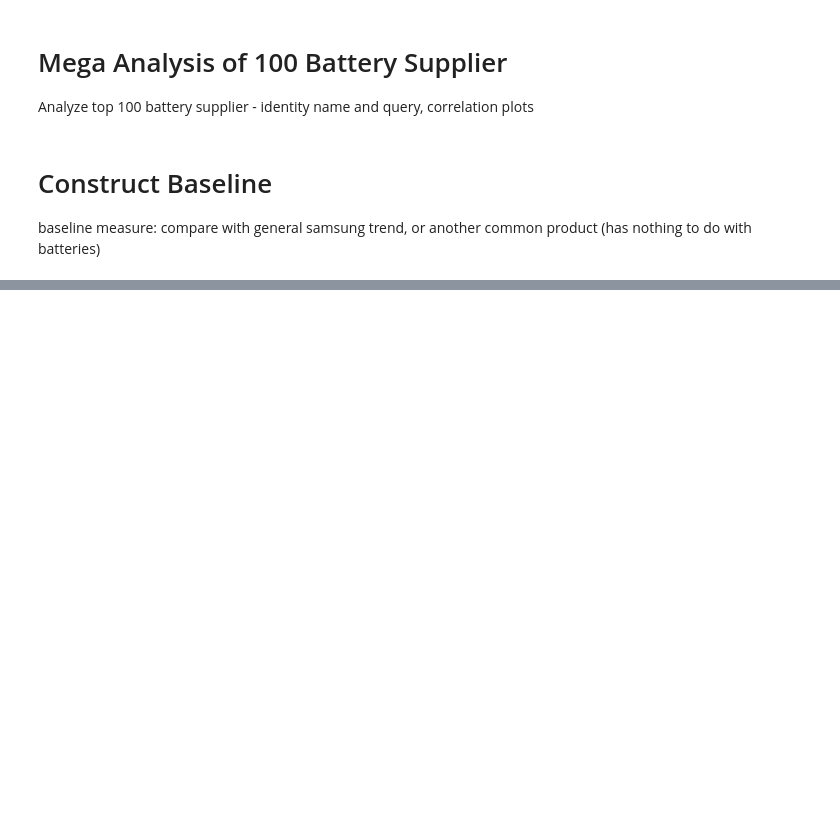
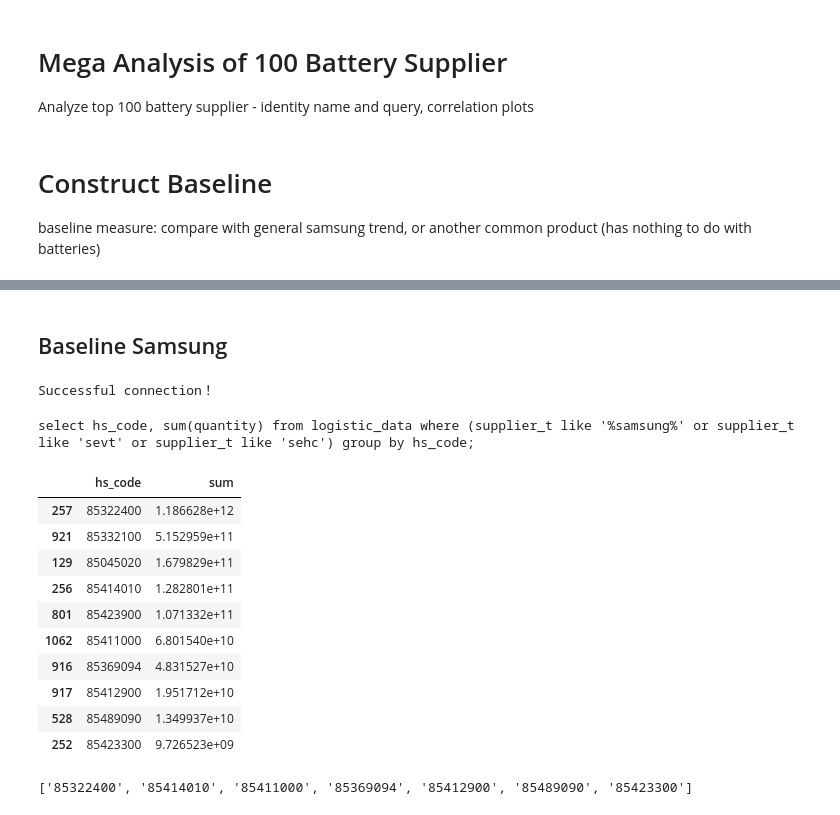
Before and after one commit to juandifers/supply-chain-model, a Jupyter notebook: battery_time_series.ipynb, the cells around one changed output, grey strips where cells are left out. Drawn from its saved outputs; the diff is of its cells as text; code cells hidden in the pictures; blank space fills up the shorter version.

```diff
--- a/battery_time_series.ipynb
+++ b/battery_time_series.ipynb
@@ -554,0 +659,37 @@ baseline measure: compare with general samsung trend, or another common product
+# %% [markdown]
+## Baseline Samsung
+# %%
+warnings.filterwarnings('ignore')
+rs = RedshiftClass('zhiyin','Zhiyin123')
+# %% [output]
+Successful connection！
+# %%
+# SQL query to all hs_code, sum(quantity) for Samsung
+query = f"select hs_code, sum(quantity) from logistic_data where (supplier_t like '%samsung%' or supplier_t like 'sevt' or supplier_t like 'sehc') group by hs_code;"
+print(query)
+df1 = rs.query_df(query)
+# %% [output]
+select hs_code, sum(quantity) from logistic_data where (supplier_t like '%samsung%' or supplier_t like 'sevt' or supplier_t like 'sehc') group by hs_code;
+# %%
+import itertools
+hs6_set = set(list(itertools.chain.from_iterable(bom.values()))) # All hs6 codes battery
+display(df1.sort_values('sum', ascending=False).head(10)) # by sql query, 'sum' here is 'quantity_sum'
+BASELINE_HS6 = []
+for row in df1.sort_values('sum', ascending=False).values[:10]:
+    hs6 = row[0]
+    if hs6[:6] not in hs6_set: # When checking, take first six digits. When saving, use original
+        BASELINE_HS6.append(hs6)
+print(BASELINE_HS6)
+# %% [output]
+|  | hs_code | sum |
+| 257 | 85322400 | 1.186628e+12 |
+| 921 | 85332100 | 5.152959e+11 |
+| 129 | 85045020 | 1.679829e+11 |
+| 256 | 85414010 | 1.282801e+11 |
+| 801 | 85423900 | 1.071332e+11 |
+| 1062 | 85411000 | 6.801540e+10 |
+| 916 | 85369094 | 4.831527e+10 |
+| 917 | 85412900 | 1.951712e+10 |
+| 528 | 85489090 | 1.349937e+10 |
+| 252 | 85423300 | 9.726523e+09 |
+['85322400', '85414010', '85411000', '85369094', '85412900', '85489090', '85423300']
```
Also changed, not shown: parts of 19 cells of this notebook, 1 other file.
